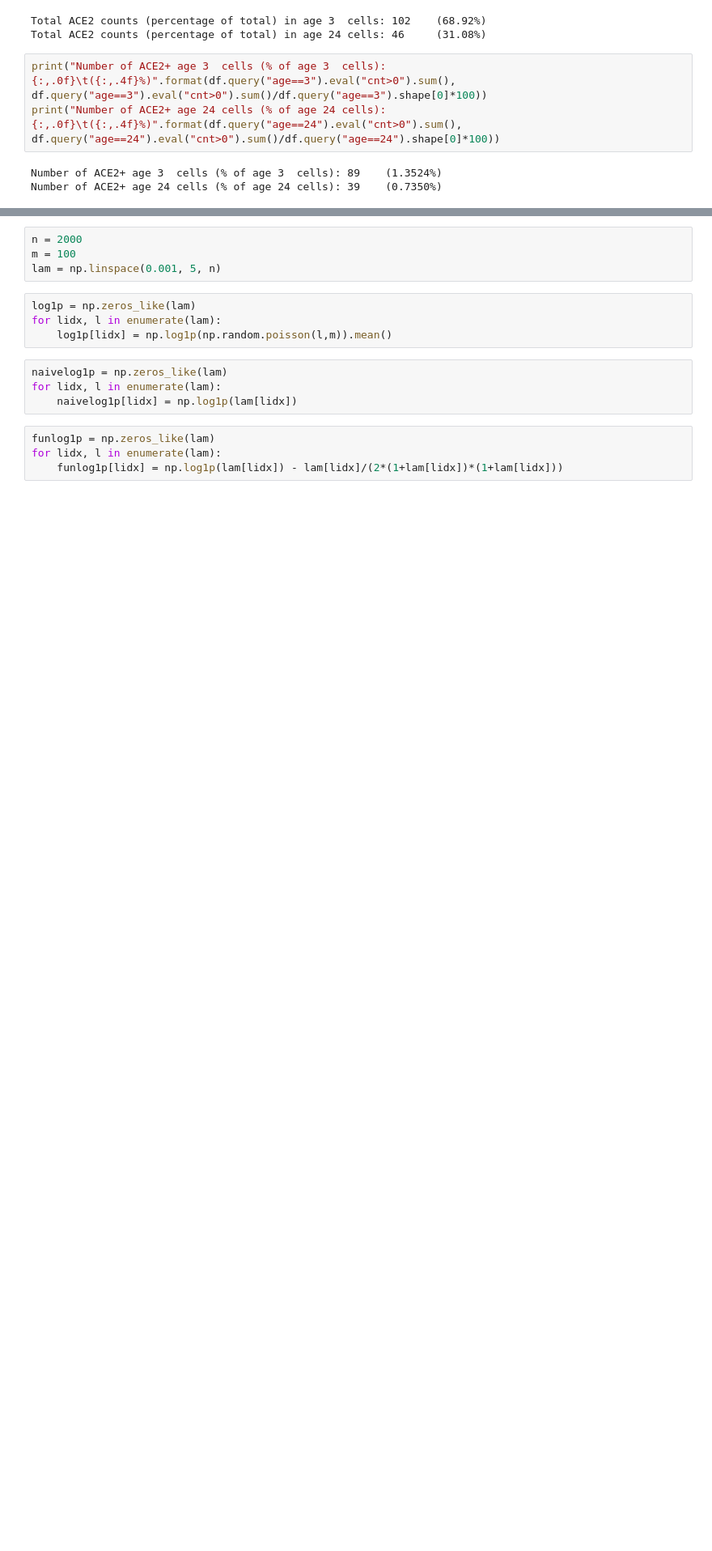
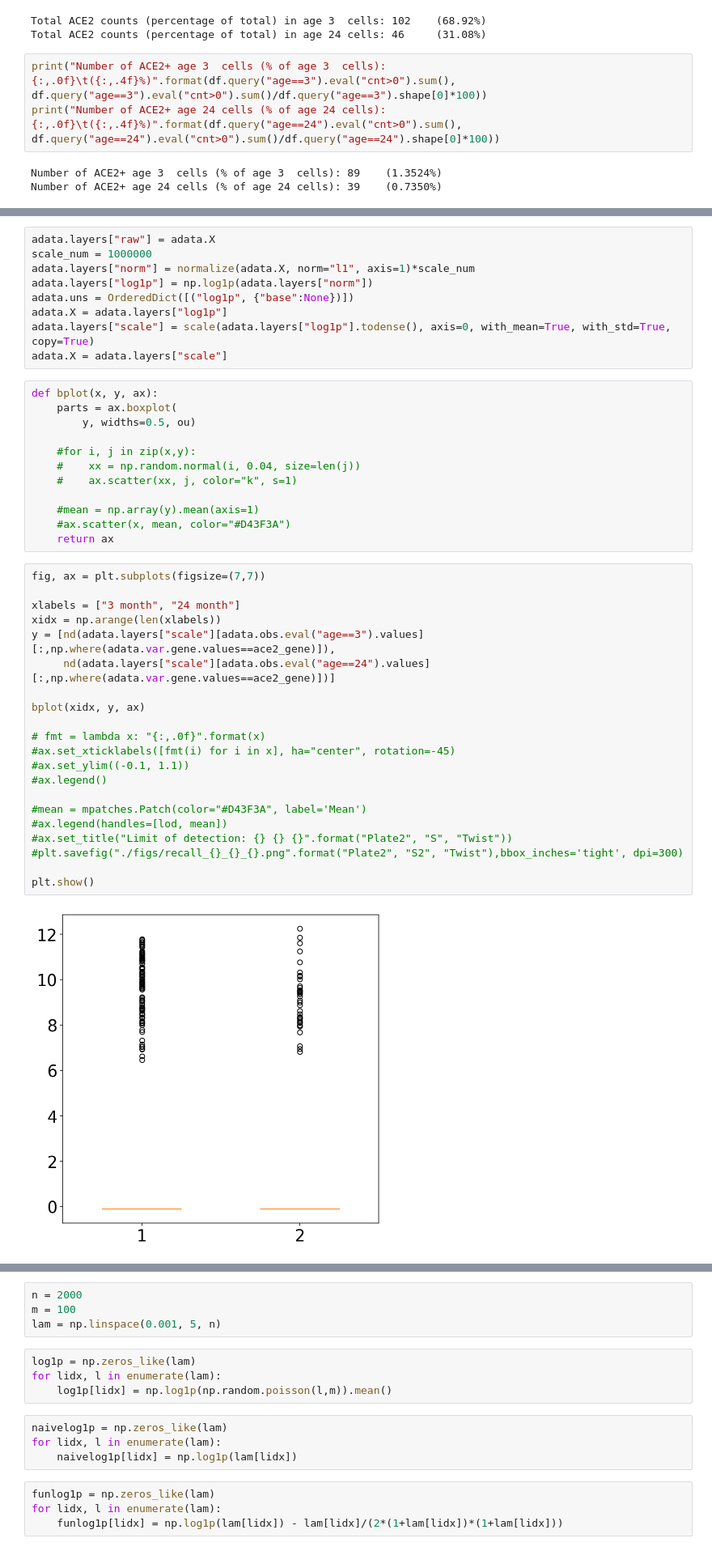
Before and after one commit to pachterlab/BP_2020_2, a Jupyter notebook: notebooks/log1p.ipynb, the cells around one changed output, grey strips where cells are left out. Shown at 81% size. Drawn from its saved outputs; the diff is of its cells as text; blank space fills up the shorter version.

```diff
--- a/notebooks/log1p.ipynb
+++ b/notebooks/log1p.ipynb
@@ -160,0 +183,44 @@ Number of ACE2+ age 24 cells (% of age 24 cells): 39    (0.7350%)
+# %%
+adata.layers["raw"] = adata.X
+scale_num = 1000000
+adata.layers["norm"] = normalize(adata.X, norm="l1", axis=1)*scale_num
+adata.layers["log1p"] = np.log1p(adata.layers["norm"])
+adata.uns = OrderedDict([("log1p", {"base":None})])
+adata.X = adata.layers["log1p"]
+adata.layers["scale"] = scale(adata.layers["log1p"].todense(), axis=0, with_mean=True, with_std=True, copy=True)
+adata.X = adata.layers["scale"]
+# %%
+def bplot(x, y, ax):
+    parts = ax.boxplot(
+        y, widths=0.5, ou)
+
+    #for i, j in zip(x,y):
+    #    xx = np.random.normal(i, 0.04, size=len(j))
+    #    ax.scatter(xx, j, color="k", s=1)
+
+    #mean = np.array(y).mean(axis=1)
+    #ax.scatter(x, mean, color="#D43F3A")
+    return ax
+# %%
+fig, ax = plt.subplots(figsize=(7,7))
+
+xlabels = ["3 month", "24 month"]
+xidx = np.arange(len(xlabels))
+y = [nd(adata.layers["scale"][adata.obs.eval("age==3").values][:,np.where(adata.var.gene.values==ace2_gene)]),
+     nd(adata.layers["scale"][adata.obs.eval("age==24").values][:,np.where(adata.var.gene.values==ace2_gene)])]
+
+bplot(xidx, y, ax)
+
+# fmt = lambda x: "{:,.0f}".format(x)
+#ax.set_xticklabels([fmt(i) for i in x], ha="center", rotation=-45)
+#ax.set_ylim((-0.1, 1.1))
+#ax.legend()
+
+#mean = mpatches.Patch(color="#D43F3A", label='Mean')
+#ax.legend(handles=[lod, mean])
+#ax.set_title("Limit of detection: {} {} {}".format("Plate2", "S", "Twist"))
+#plt.savefig("./figs/recall_{}_{}_{}.png".format("Plate2", "S2", "Twist"),bbox_inches='tight', dpi=300)
+
+plt.show()
+# %% [output]
+[figure, added]
```
Also changed, not shown: parts of 14 cells of this notebook.
